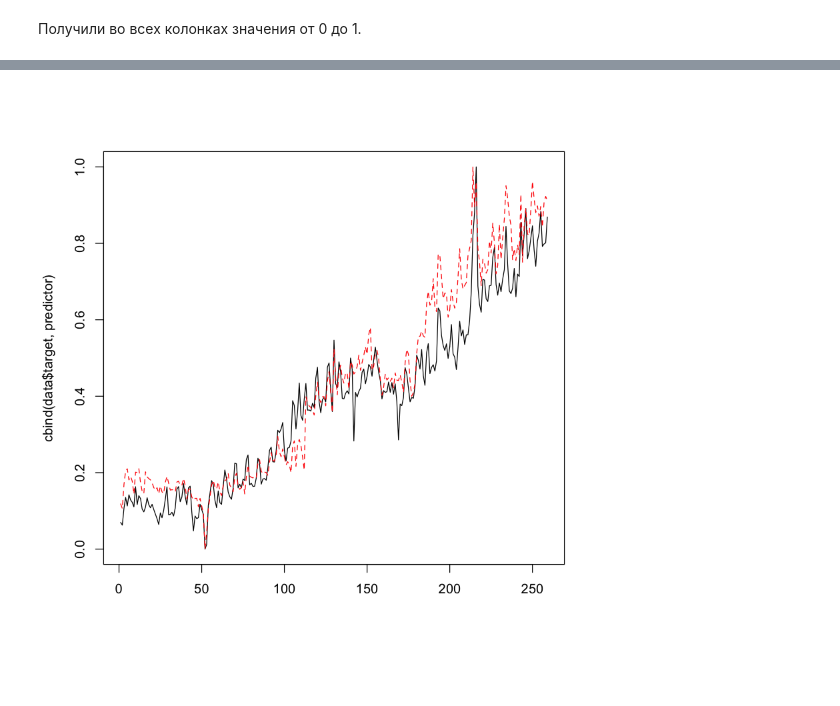
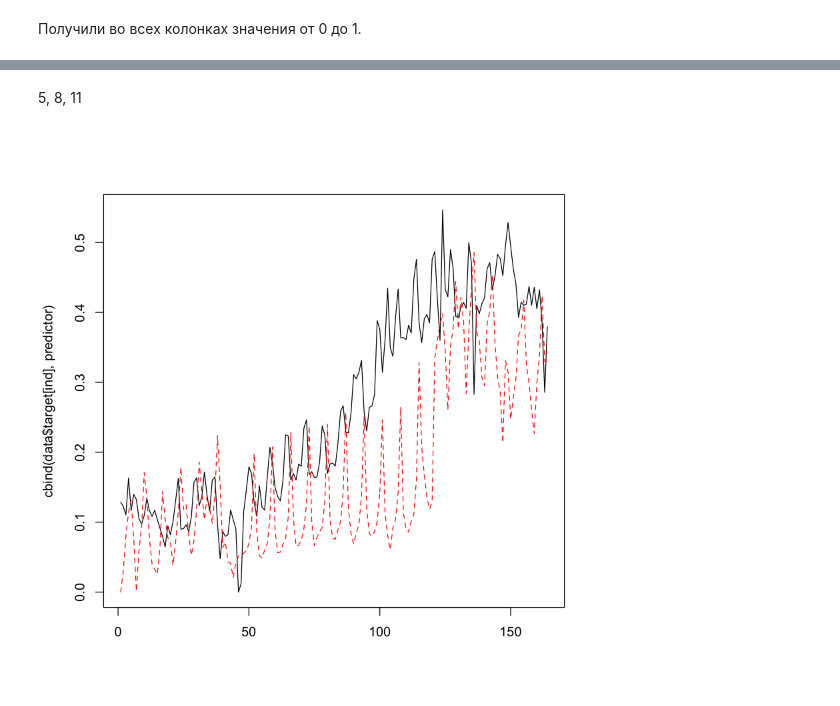
Before and after one commit to avgaydashenko/practical-analytics-hw, a Jupyter notebook: hw2/part2.ipynb, the cells around one changed output, grey strips where cells are left out. Saved outputs shown, nothing was run; the diff lists cells and outputs as text; code cells hidden in the pictures; blank space fills up the shorter version.

```diff
--- a/hw2/part2.ipynb
+++ b/hw2/part2.ipynb
@@ -81,0 +79,2 @@ intervention <- intervention[2:nrow(intervention), ]
+# %%
+data <- data[456:nrow(data), ]
@@ -90,2 +96,0 @@ matplot(data$target, type = "l")
-# %%
-data <- data[450:nrow(data), ]
@@ -146,4 +138,4 @@ head(data)
 # %%
-predictor <- data$may_be_not_impacted_12
+predictor <- -data$may_be_not_impacted_2 + 1
 matplot(cbind(data$target, predictor), type = "l")
 # %% [output]
@@ -150,0 +145,7 @@ matplot(cbind(data$target, predictor), type = "l")
+# %%
+ind <- c(1:164)
+get_dist <- function(predictor){
+res1 <- dtw(data$target[ind], predictor[ind], distance.only = TRUE)$distance
+res2 <- dtw(data$target[ind], -predictor[ind] + 1, distance.only = TRUE)$distance
+return(c(res1, res2))
+}
@@ -151,5 +176,7 @@ matplot(cbind(data$target, predictor), type = "l")
+# %% [markdown]
+5, 8, 11
 # %%
-predictor <- data$should_be_impacted_13
-matplot(cbind(data$target, predictor), type = "l")
+# predictor <- data$may_be_not_impacted_11[ind]
+matplot(cbind(data$target[ind], predictor), type = "l")
 # %% [output]
-[figure, old version]
+[figure, new version]
```
Also changed, not shown: parts of 26 cells of this notebook.
